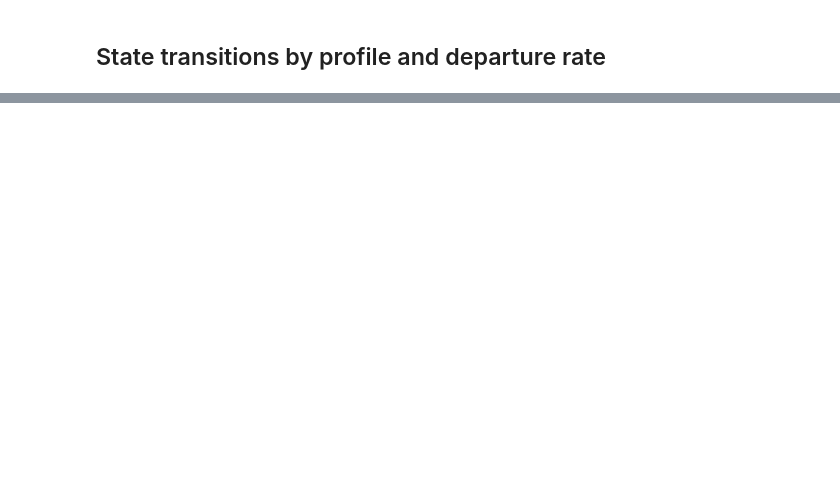
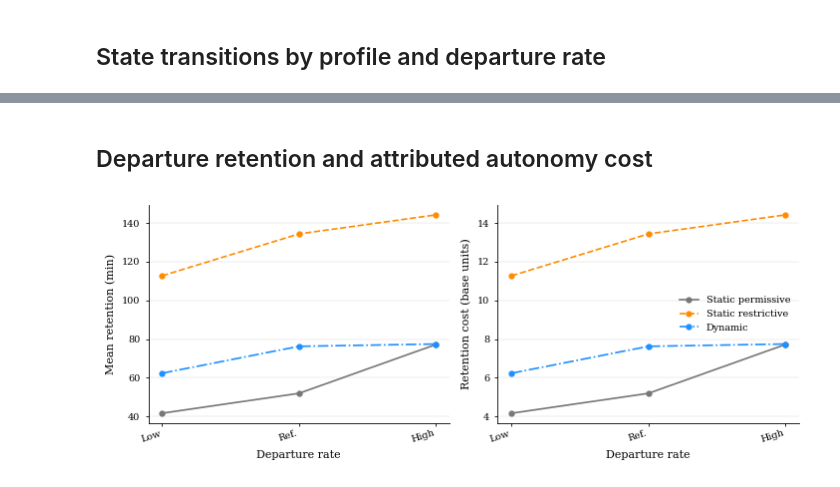
Before and after one commit to lucianoMarchezan/SEAMS-27-ModelDRiven-DT-Resilience, a Jupyter notebook: prototype/flood_sos/analysis.ipynb, the cells around one changed output, grey strips where cells are left out. Cells and saved outputs as stored; diff of their text form; code cells hidden in the pictures; blank space fills up the shorter version.

Commit message:
updates for proper metrics

```diff
--- a/prototype/flood_sos/analysis.ipynb
+++ b/prototype/flood_sos/analysis.ipynb
@@ -424,0 +425,56 @@ plt.show()
+# %% [markdown]
+## Departure retention and attributed autonomy cost
+# %%
+retention_columns = {"forced_retention_minutes", "autonomy_restriction_cost_base"}
+missing_retention_columns = retention_columns - set(runs.columns)
+if missing_retention_columns:
+    print(
+        "Departure-retention metrics are absent from these output files. "
+        "Rerun the updated simulator to populate: "
+        + ", ".join(sorted(missing_retention_columns))
+    )
+else:
+    retention_summary = (
+        runs.groupby(["scenario", "profile_configuration"], observed=True)
+        .agg(
+            forced_retention_minutes=("forced_retention_minutes", "mean"),
+            autonomy_restriction_cost_base=("autonomy_restriction_cost_base", "mean"),
+        )
+        .reset_index()
+    )
+    fig, axes = plt.subplots(1, 2, figsize=(7.2, 2.8))
+    metric_specs = [
+        ("forced_retention_minutes", "Mean retention (min)"),
+        ("autonomy_restriction_cost_base", "Retention cost (base units)"),
+    ]
+    for ax, (metric, ylabel) in zip(axes, metric_specs):
+        for strategy in scenario_order:
+            strategy_data = retention_summary.loc[
+                retention_summary["scenario"] == strategy
+            ].set_index("profile_configuration").reindex(configuration_order)
+            ax.plot(
+                range(len(configuration_order)),
+                strategy_data[metric],
+                color=scenario_colors[strategy],
+                linestyle=scenario_line_styles[strategy],
+                marker="o",
+                linewidth=1.2,
+                markersize=3.5,
+                label=scenario_labels[strategy],
+            )
+        ax.set_xticks(range(len(configuration_order)))
+        ax.set_xticklabels(
+            [configuration_labels[value] for value in configuration_order],
+            rotation=18,
+            ha="right",
+        )
+        ax.set_ylabel(ylabel)
+        format_axis(ax)
+    axes[0].set_xlabel("Departure rate")
+    axes[1].set_xlabel("Departure rate")
+    axes[1].legend(frameon=False, loc="best")
+    fig.tight_layout()
+    fig.savefig(plot_dir / "departure_retention_and_attributed_cost.pdf", bbox_inches="tight")
+    plt.show()
+# %% [output]
+[figure, added]
```
Also changed, not shown: parts of 5 cells of this notebook, 12 other files.
